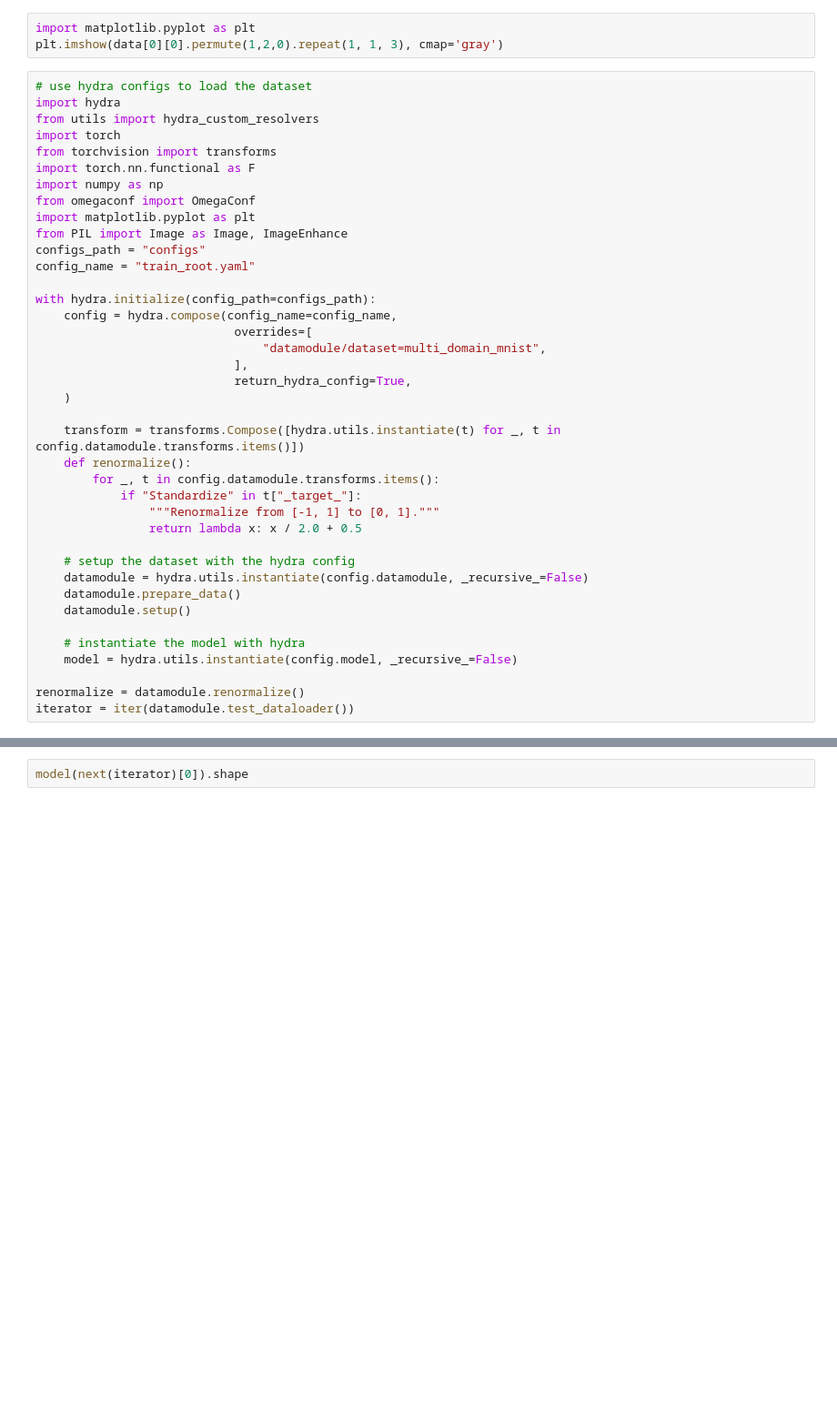
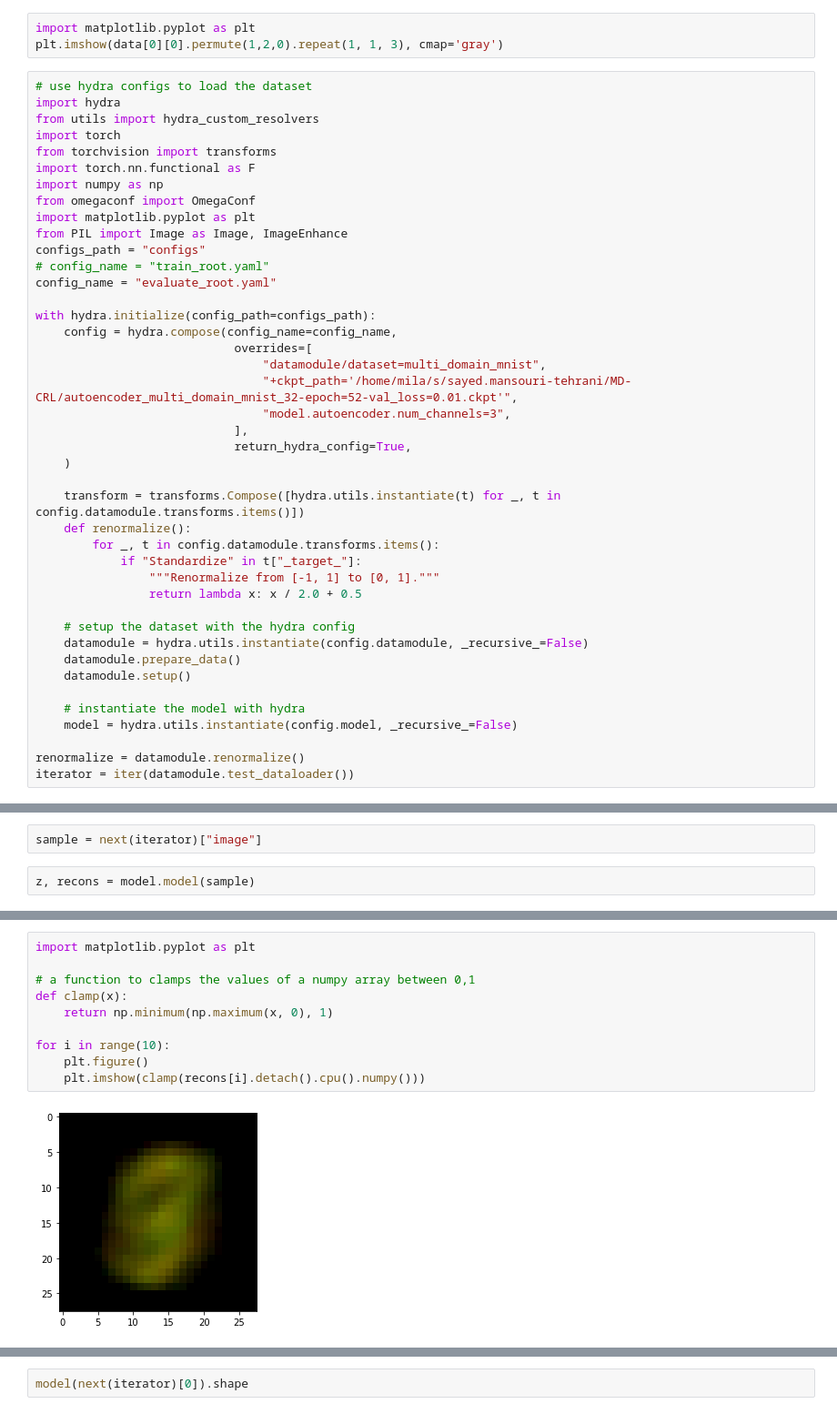
Before and after one commit to amansouri3476/MD-CRL, a Jupyter notebook: dataset_playground.ipynb, the cells around one changed output, grey strips where cells are left out. Shown at 91% size. Drawn from its saved outputs; the diff is of its cells as text; blank space fills up the shorter version.

Commit message:
support loading ckpts for evaluation support RGB inputs to the autoencoder and visualization logger add the pl module for multi-domain autoencoder

```diff
--- a/dataset_playground.ipynb
+++ b/dataset_playground.ipynb
@@ -33,12 +33,15 @@ from omegaconf import OmegaConf
 import matplotlib.pyplot as plt
 from PIL import Image as Image, ImageEnhance
 configs_path = "configs"
-config_name = "train_root.yaml"
+# config_name = "train_root.yaml"
+config_name = "evaluate_root.yaml"
 
 with hydra.initialize(config_path=configs_path):
     config = hydra.compose(config_name=config_name,
                             overrides=[
                                 "datamodule/dataset=multi_domain_mnist",
+                                "+ckpt_path='/home/mila/s/sayed.mansouri-tehrani/MD-CRL/autoencoder_multi_domain_mnist_32-epoch=52-val_loss=0.01.ckpt'",
+                                "model.autoencoder.num_channels=3",
                             ],
                             return_hydra_config=True,
     )
@@ -70,0 +101,4 @@ color_indices: [4743, 801, 2997, 4379, 3205, 3772, 3020, 2844, 4674, 4322, 502,
+# %%
+sample = next(iterator)["image"]
+# %%
+z, recons = model.model(sample)
@@ -70,0 +113,12 @@ color_indices: [4743, 801, 2997, 4379, 3205, 3772, 3020, 2844, 4674, 4322, 502,
+# %%
+import matplotlib.pyplot as plt
+
+# a function to clamps the values of a numpy array between 0,1
+def clamp(x):
+    return np.minimum(np.maximum(x, 0), 1)
+
+for i in range(10):
+    plt.figure()
+    plt.imshow(clamp(recons[i].detach().cpu().numpy()))
+# %% [output]
+[figure, added]
```
Also changed, not shown: parts of 8 cells of this notebook, 9 other files.
